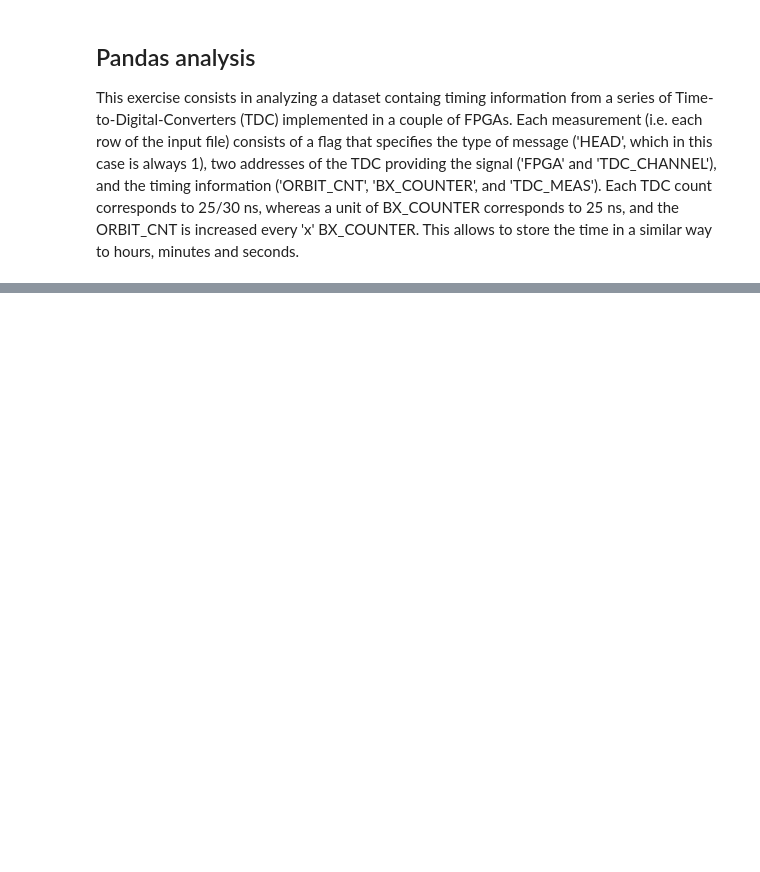
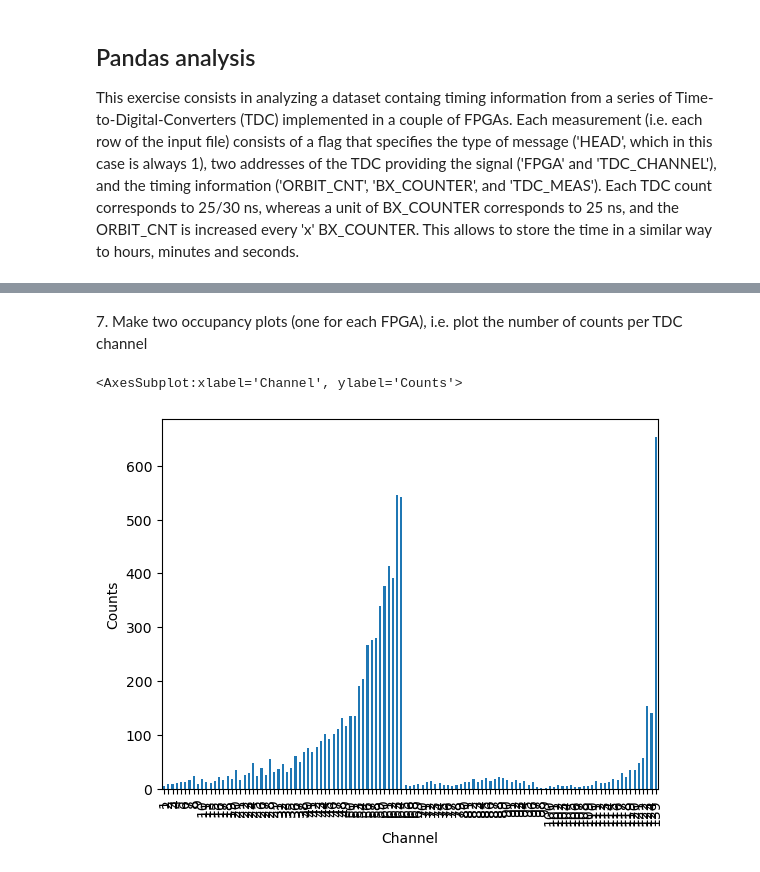
Before and after one commit to tommaso-bertola/LaboratoryOfComputationalPhysics_Y5, a Jupyter notebook: 06ex_Pandas.ipynb, the cells around one changed output, grey strips where cells are left out. Saved outputs shown, nothing was run; the diff lists cells and outputs as text; code cells hidden in the pictures; blank space fills up the shorter version.

```diff
--- a/06ex_Pandas.ipynb
+++ b/06ex_Pandas.ipynb
@@ -25,0 +13,3 @@ This exercise consists in analyzing a dataset containg timing information from a
+# %%
+df=pd.read_csv('/home/tom/data/data_000637.txt', nrows=11000)
+df
@@ -25,0 +55,3 @@ This exercise consists in analyzing a dataset containg timing information from a
+# %%
+df['HEAD']=np.random.randint(0,2, size=len(df))
+df
@@ -25,0 +91,7 @@ This exercise consists in analyzing a dataset containg timing information from a
+# %% [markdown]
+7\. Make two occupancy plots (one for each FPGA), i.e. plot the number of counts per TDC channel
+# %%
+df[df['FPGA']==0]['TDC_CHANNEL'].value_counts().sort_index().plot(xlabel='Channel', ylabel='Counts', kind='bar')
+# %% [output]
+<AxesSubplot:xlabel='Channel', ylabel='Counts'>
+[figure, added]
```
Also changed, not shown: parts of 21 cells of this notebook, 1 other file.
